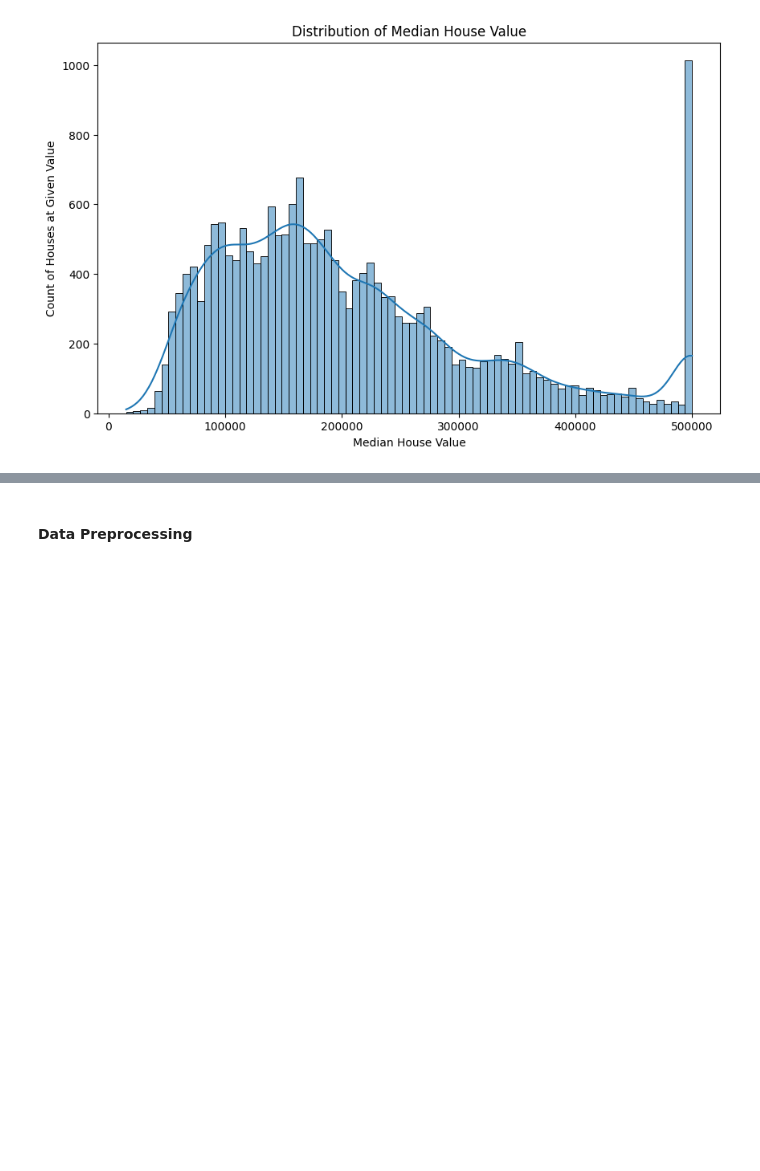
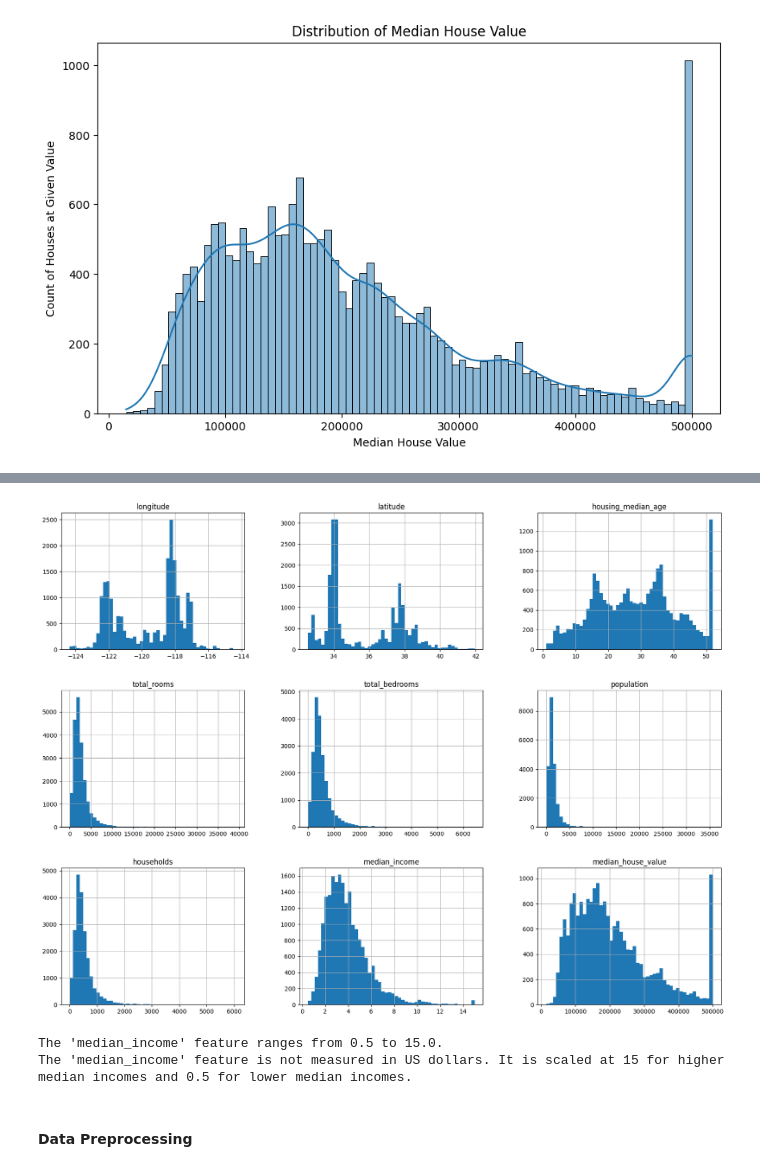
Before and after one commit to Mostafa-Allahmoradi/Level_One_Learning_Outcome, a Jupyter notebook: linear_regression/linear_regression_example.ipynb, the cells around one changed output, grey strips where cells are left out. Drawn from its saved outputs; the diff is of its cells as text; code cells hidden in the pictures; blank space fills up the shorter version.

```diff
--- a/linear_regression/linear_regression_example.ipynb
+++ b/linear_regression/linear_regression_example.ipynb
@@ -148,2 +141,16 @@ This suggests that there are a few houses with significantly higher values compa
+# %%
+# Drawing histograms for all numerical features (Only ocean_proximity is categorical)
+housing_df.hist(bins=50, figsize=(20,15))
+plt.show()
+# %% [output]
+[figure, added]
+# %%
+median_income_min = round(housing_df['median_income'].min(), 2)
+median_income_max = round(housing_df['median_income'].max(), 2)
+print(f"The 'median_income' feature ranges from {median_income_min} to {median_income_max}.")
+print("The 'median_income' feature is not measured in US dollars. It is scaled at 15 for higher median incomes and 0.5 for lower median incomes.")
+# %% [output]
+The 'median_income' feature ranges from 0.5 to 15.0.
+The 'median_income' feature is not measured in US dollars. It is scaled at 15 for higher median incomes and 0.5 for lower median incomes.
 # %% [markdown]
 #### Data Preprocessing
```
Also changed, not shown: parts of 7 cells of this notebook, 2 other files.
